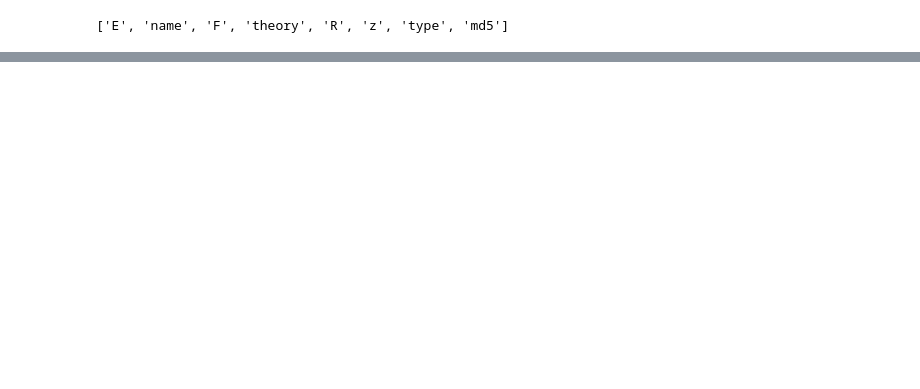
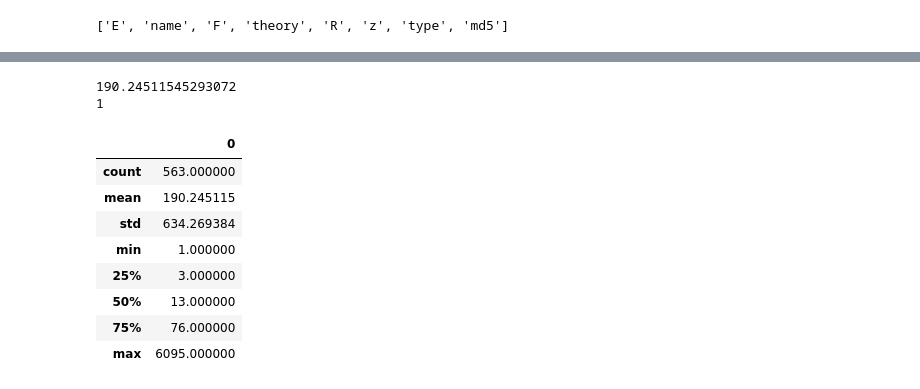
Before and after one commit to ingcoder/NequIP-Tutorial, a Jupyter notebook: dataset.ipynb, the cells around one changed output, grey strips where cells are left out. Cells and saved outputs as stored; diff of their text form; code cells hidden in the pictures; blank space fills up the shorter version.

```diff
--- a/dataset.ipynb
+++ b/dataset.ipynb
@@ -223,0 +312,16 @@ array(['rxn3534', 'rxn3535', 'rxn3536', ..., 'rxn1913', 'rxn2322',
+# %%
+values = np.array(list(counts.values()))
+df_describe = pd.DataFrame(values)
+df_describe.describe()
+# %% [output]
+190.24511545293072
+1
+|  | 0 |
+| count | 563.000000 |
+| mean | 190.245115 |
+| std | 634.269384 |
+| min | 1.000000 |
+| 25% | 3.000000 |
+| 50% | 13.000000 |
+| 75% | 76.000000 |
+| max | 6095.000000 |
```
Also changed, not shown: parts of 20 cells of this notebook.
